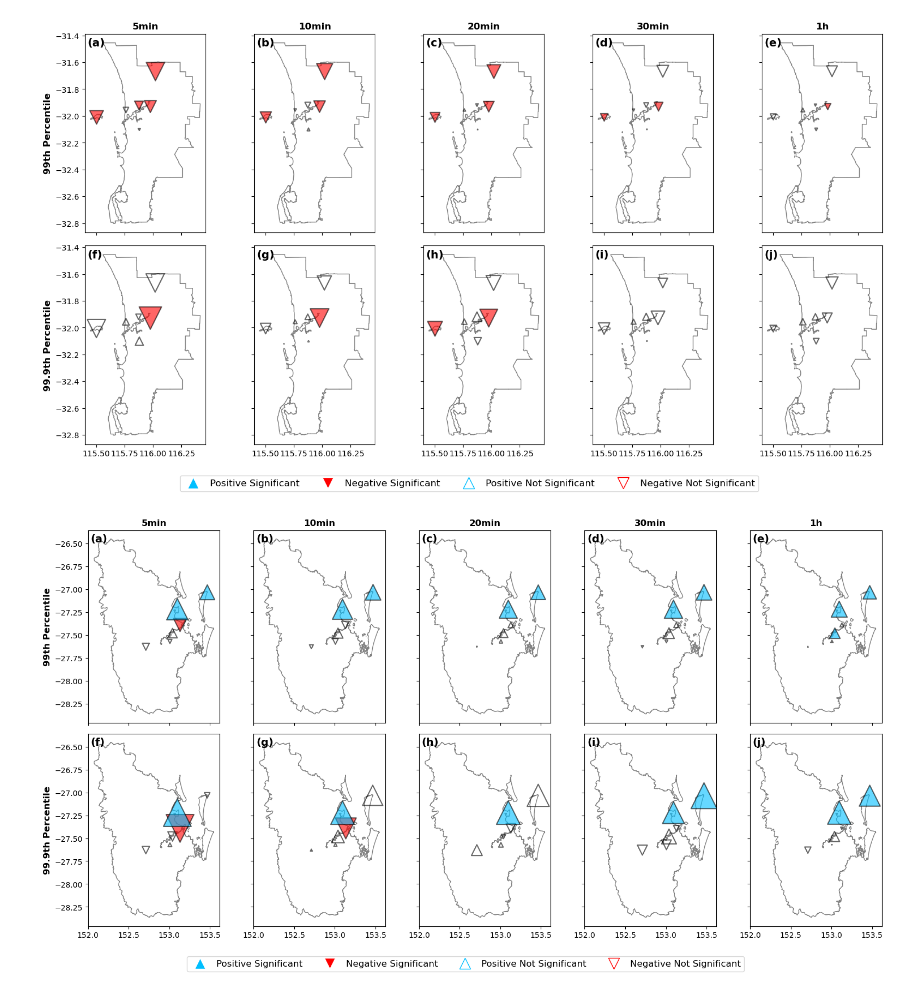
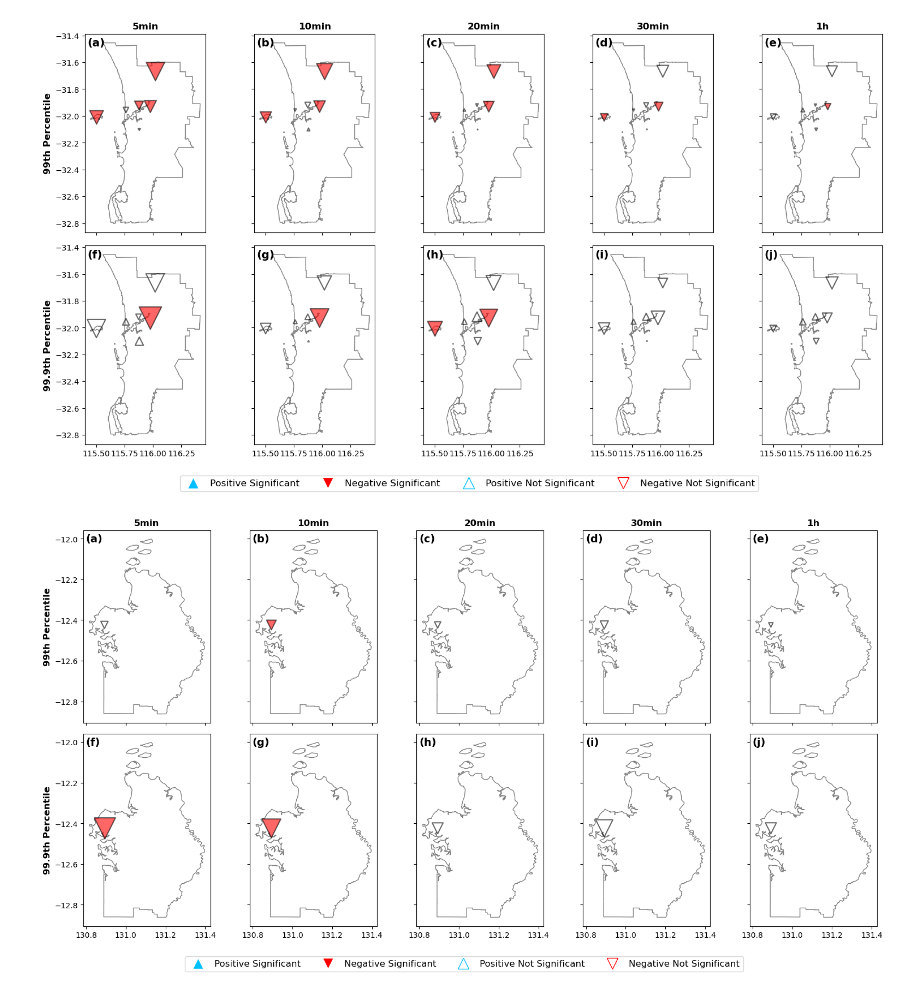
Before and after one commit to young-ccrc/nesp, a Jupyter notebook: step2_extremes_trends_map_yk.ipynb, the cells around one changed output. Cells and saved outputs as stored; diff of their text form; code cells hidden in the pictures.

```diff
--- a/step2_extremes_trends_map_yk.ipynb
+++ b/step2_extremes_trends_map_yk.ipynb
@@ -12,10 +12,10 @@ import glob
 import datetime
 # %%
 %%time
-stations = pd.read_excel('/g/data/w28/yk8692/nesp/station/All_stations_information.xlsx')
-file_path = '/g/data/w28/yk8692/nesp'
-region_name = "Sydney"
-region_name_full = "Greater Sydney"
+stations = pd.read_excel('/g/data/w28/yk8692/nesp_backup/station/All_stations_information.xlsx')
+file_path = '/g/data/w28/yk8692/nesp_backup'
+region_name = "Greater Darwin"
+region_name_full = "Greater Darwin"
 # Load the Greater Sydney shapefile
 gccsa = gpd.read_file(f"{file_path}/testing_script/GCCSA_2021_AUST_SHP_GDA2020/GCCSA_2021_AUST_GDA2020.shp")
 # gccsa = gpd.read_file("Greater Capital City Statistical Areas - 2021 - Shapefile.shp")
@@ -39,13 +39,13 @@ Wall time: 4.28 s
 from scipy.stats import linregress
 import re
 # Define the directory path
-directory_path = '/g/data/w28/yk8692/nesp/station_corrected_rv'
+directory_path = '/g/data/w28/yk8692/nesp_backup/station_corrected_rv'
 
 # # List all .nc files in the directory
 # file_list = [f for f in os.listdir(directory_path) if f.endswith('.nc')]
 
 # List of station number prefixes to filter
-prefixes = ['06'] # ['04','14']
+prefixes = ['01'] # brisbane ['04','14'], perth ['009'], adelaide ['02'], sydney ['06'], hobart ['09'], Darwin ['01'], ACT ['07']
 
 # List all .nc files in the directory
 file_list = [f for f in os.listdir(directory_path) if f.endswith('.nc')]
@@ -82,7 +82,9 @@ for file_name in matched_files:
         year for year in year_counts.index
         if year_counts[year] == (105408 if pd.Timestamp(f'{year}-12-31').is_leap_year else 105120)
     ]
-
+    if not full_years:
+        print(f"No year counts for {file_path}")
+        continue
     # Create a mask for times in full years
     full_year_mask = df.index.year.isin(full_years)
 
@@ -183,10 +192,10 @@ print(f"Trend analysis results saved to {output_path}")
 from scipy.stats import linregress
 import re
 # Define the directory path
-directory_path = '/g/data/w28/yk8692/nesp/station_corrected_rv'
+directory_path = '/g/data/w28/yk8692/nesp_backup/station_corrected_rv'
 
 # List of station number prefixes to filter
-prefixes = ['04','14']
+prefixes = ['01'] # brisbane ['04','14'], perth ['009'], adelaide ['02'], sydney ['06'], hobart ['09'], Darwin ['01'], ACT ['07']
 
 # List all .nc files in the directory
 file_list = [f for f in os.listdir(directory_path) if f.endswith('.nc')]
@@ -223,7 +232,9 @@ for file_name in matched_files:
         year for year in year_counts.index
         if year_counts[year] == (105408 if pd.Timestamp(f'{year}-12-31').is_leap_year else 105120)
     ]
-
+    if not full_years:
+        print(f"No year counts for {file_path}")
+        continue
     # Create a mask for times in full years
     full_year_mask = df.index.year.isin(full_years)
 
@@ -638,7 +647,7 @@ import pandas as pd
 import matplotlib.pyplot as plt
 import geopandas as gpd
 import string
-file_path = '/g/data/w28/yk8692/nesp/station_corrected_rv/'
+file_path = '/g/data/w28/yk8692/nesp_backup/station_corrected_rv/'
 # Load datasets
 # data_99 = pd.read_csv(f'{file_path}p4_99perc_trend_P_rate.csv')
 # data_999 = pd.read_csv(f'{file_path}p4_999perc_trend_P_rate.csv')
@@ -646,7 +655,7 @@ file_path = '/g/data/w28/yk8692/nesp/station_corrected_rv/'
 data_99 = pd.read_csv(f'{file_path}p4_99perc_trend_P_rate_excluding_zero_{region_name}.csv')
 data_999 = pd.read_csv(f'{file_path}p4_999perc_trend_P_rate_excluding_zero_{region_name}.csv')
 
-shape_path = '/g/data/w28/yk8692/nesp'
+shape_path = '/g/data/w28/yk8692/nesp_backup'
 # Load the Greater Melbourne shapefile
 gdf_shapefile= gpd.read_file(f"{shape_path}/testing_script/GCCSA_2021_AUST_SHP_GDA2020/GCCSA_2021_AUST_GDA2020.shp")
 
@@ -654,9 +663,22 @@ gdf_shapefile= gpd.read_file(f"{shape_path}/testing_script/GCCSA_2021_AUST_SHP_G
 region = gdf_shapefile[gdf_shapefile['GCC_NAME21'] == region_name_full]
 
 # List of stations to highlight with black edges
+# highlight_stations = {
+#     '040004', '040043', '040211',
+#     '040842', '040913', '040958'
+
+# highlight_stations = {
+#     '023885', '023090', '023083',
+#     '023034', '023013'
+# }
+# highlight_stations = {
+#     '094087', '094029', '094008',
+# }
+# highlight_stations = {
+#     '070339',
+# }
 highlight_stations = {
-    '040004', '040043', '040211',
-    '040842', '040913', '040958'
+    '014015',
 }
 # Specify time intervals and datasets
 time_intervals = ["5min", "10min", "20min", "30min", "1h"]
@@ -736,31 +758,31 @@ for row, (data, title) in enumerate(zip(datasets, dataset_names)):
         subplot_index = row * len(time_intervals) + col
         letter = string.ascii_lowercase[subplot_index]
         ax.text(0.02, 0.98, f'({letter})', transform=ax.transAxes,
                 fontsize=14, fontweight='bold', va='top')
 
 legend_elements = [
     plt.Line2D([0], [0], marker="^", color="w", markerfacecolor="deepskyblue", markersize=15, label="Positive Significant"),
     plt.Line2D([0], [0], marker="v", color="w", markerfacecolor="red", markersize=15, label="Negative Significant"),
     plt.Line2D([0], [0], marker="^", color="w", markerfacecolor="none", markeredgecolor="deepskyblue", markersize=15, label="Positive Not Significant"),
     plt.Line2D([0], [0], marker="v", color="w", markerfacecolor="none", markeredgecolor="red", markersize=15, label="Negative Not Significant"),
     # Optionally, add a marker for highlighted stations if needed:
     # plt.Line2D([0], [0], marker="o", color="black", markerfacecolor="none", markersize=15, label="Highlighted Stations"),
 ]
 
 # Adjust layout
 plt.tight_layout()
 
 fig.legend(
     handles=legend_elements,
     loc="upper center",
     bbox_to_anchor=(0.5, -0.01),  # Position below the subplots
     ncol=5,  # Number of columns in the legend
     fontsize=12
 )
 
 # Save the figure if needed
 plt.savefig(f'{shape_path}/figure/trend_map_{region_name}_99_999_with_sig_test_excluding_zero.jpg', format='jpg', dpi=300, bbox_inches='tight')
 
 plt.show()
 # %% [output]
-[figure, old version]
+[figure, new version]
```
Also changed, not shown: parts of 5 cells of this notebook, 16 other files.
